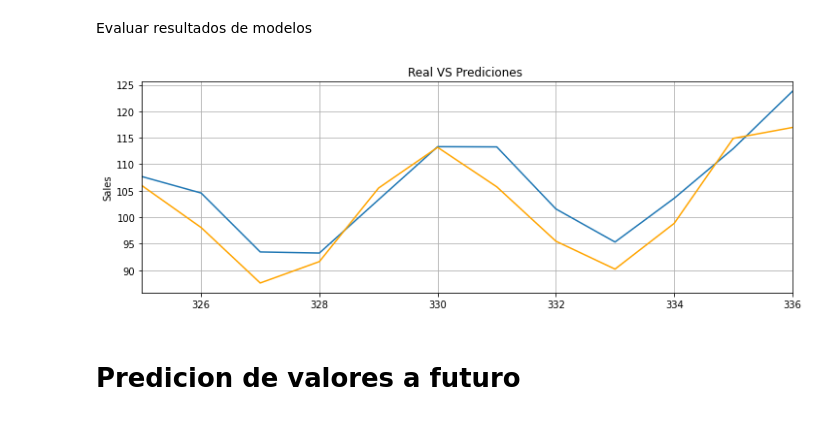
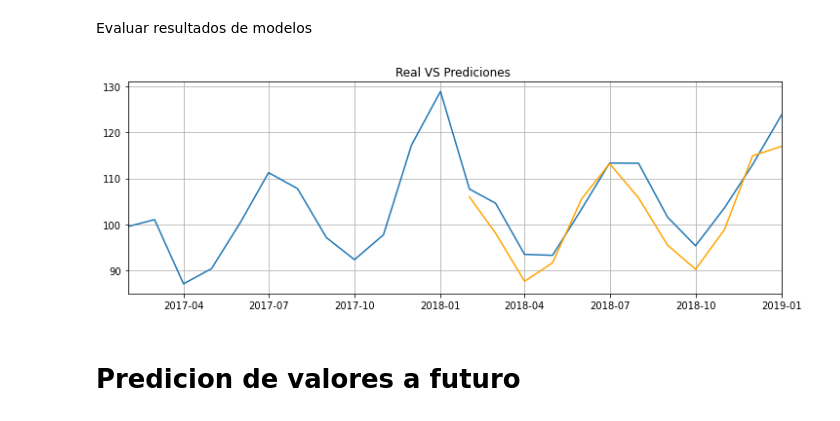
Before and after one commit to r-diazp/DeepL, a Jupyter notebook: lstm_time_series_2.ipynb, the cells around one changed output. Saved outputs shown, nothing was run; the diff lists cells and outputs as text; code cells hidden in the pictures.

```diff
--- a/lstm_time_series_2.ipynb
+++ b/lstm_time_series_2.ipynb
@@ -78,18 +134,15 @@ test_set = target[-test_size:]
 scaler = MinMaxScaler(feature_range=(-1, 1))
 train_norm = scaler.fit_transform(train_set.reshape(-1, 1))
 
+# Datos de entranmiento
+window_size = 12
+train_norm = torch.FloatTensor(train_norm).view(-1) #https://pytorch.org/docs/stable/tensor_view.html
+train_data = input_data(train_norm, window_size)
+
+# Imprimir resultados
 print(f'- train_norm.min = {train_norm.min()} \n- train_norm.max = {train_norm.max()} \
       \n- train_norm.mean = {train_norm.mean()} \n- train_norm type = {type(train_norm)}')
 
-# Datos de entranmiento
-window_size = 12
-train_norm = torch.FloatTensor(train_norm).view(-1) #conver train_norm en tensor
-train_data = input_data(train_norm, window_size)
-
-#reindex dataset
-df.reset_index(inplace=True)
-
-# Datos entrenamiento y test
 print(f'Train: {len(train_set)}')
 print(f'Test:  {len(test_set)}')
 # %% [output]
@@ -181,0 +192,7 @@ Duration: 41 seconds
+# %%
+#ENTRENAMIENTO CON DATOS TRAIN
+epochs = 50
+model.train()
+
+#Entrenamiento del modelo
+model_fit(epochs, train_data, model, criterion, optimizer)
@@ -184,33 +210,26 @@ Evaluar resultados de modelos
 # %%
 #Evaluar resultados de entrenamiento
 future = 12 #Valor a predecir a futuro
+x_train_plot = 24
 model.eval() # colocamos el modelo en modo de evaluacion
 
 # Agregar los valores de entranamiento de la ultima ventana a la lista de predicciones
 pred_test = train_norm[-window_size:].tolist()
 
 for i in range(future):
     sequence = torch.FloatTensor(pred_test[-window_size:])
     with torch.no_grad():
         model.hidden = (torch.zeros(1, 1, model.hidden_size),
                         torch.zeros(1, 1, model.hidden_size))
 
         pred_test.append(model(sequence).item())
 
 # Invertimos la normalizacion de los datos
 predictions_test = scaler.inverse_transform(np.array(pred_test[window_size:]).reshape(-1, 1) )
 
 # Grafica comparativo Real VS Prediccion
-x = [*range(len(df), len(df) + future, 1)]
-plt.figure(figsize=(12,4))
-plt.title('Real VS Prediciones ')
-plt.ylabel('Sales')
-plt.grid(True)
-plt.autoscale(axis='x',tight=True)
-plt.plot(x, df['target'][-future:])
-plt.plot(x, predictions_test[-future:], "orange")
-plt.show()
+grafic_result(df, x_train_plot, window_size)
 # %% [output]
-[figure, old version]
+[figure, new version]
 # %% [markdown]
 # Predicion de valores a futuro
```
Also changed, not shown: parts of 12 cells of this notebook.
